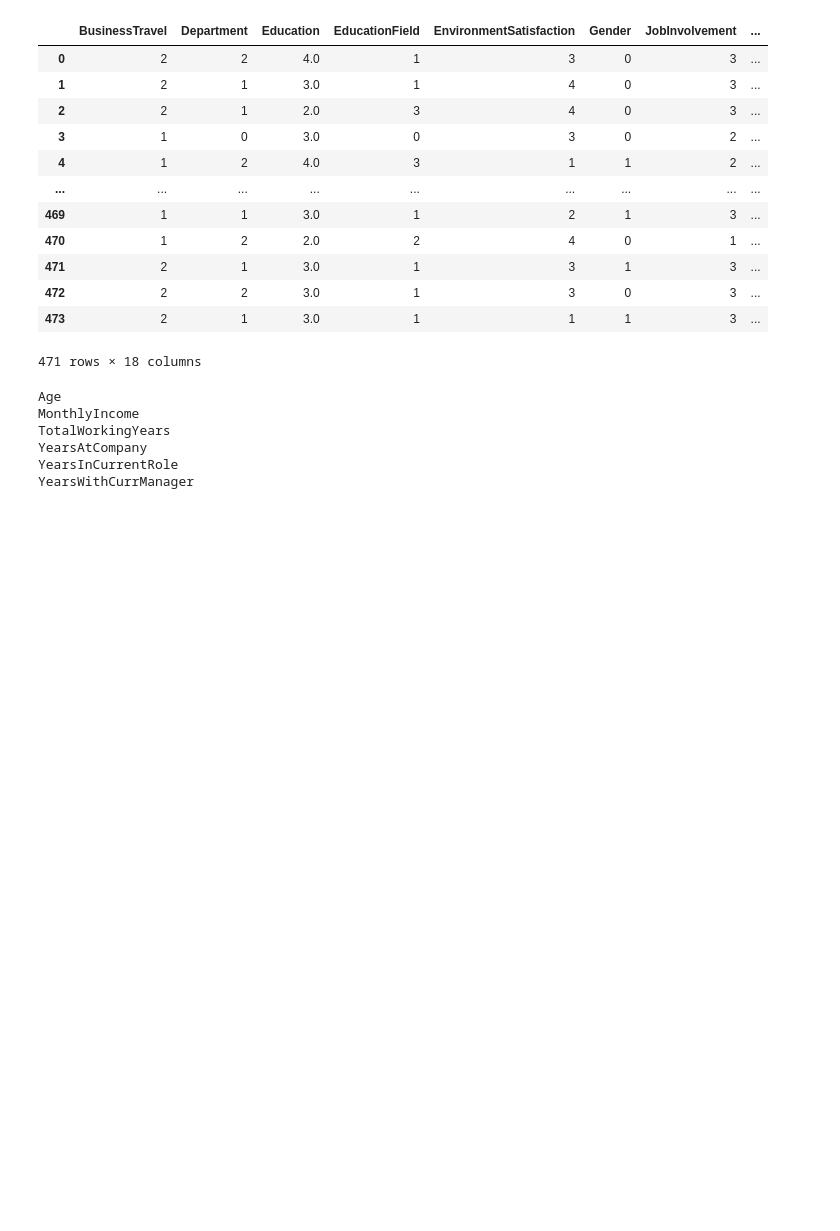
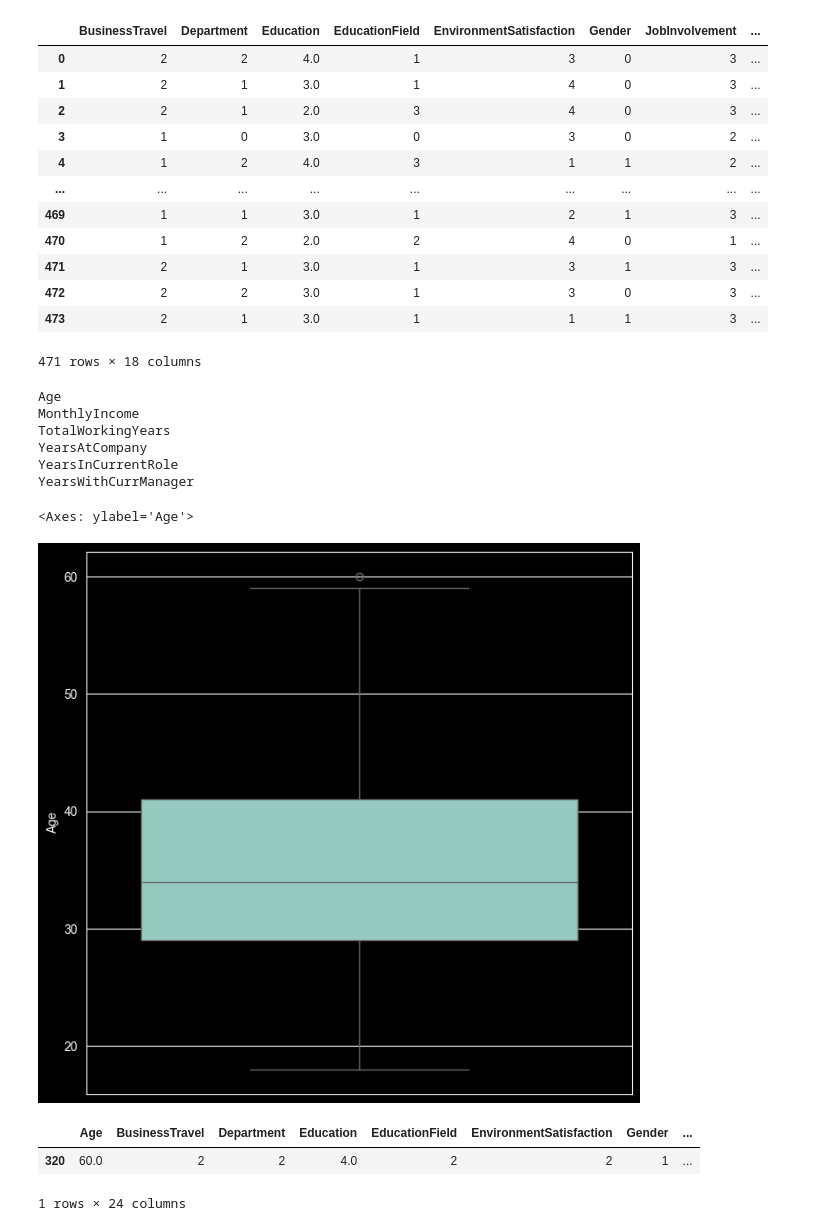
Before and after one commit to loplop05/Employee-Attriation, a Jupyter notebook: EmployeeWorkSheet.ipynb, the cells around one changed output. Saved outputs shown, nothing was run; the diff lists cells and outputs as text; code cells hidden in the pictures; blank space fills up the shorter version.

```diff
--- a/EmployeeWorkSheet.ipynb
+++ b/EmployeeWorkSheet.ipynb
@@ -295,3 +296,15 @@ TotalWorkingYears
 YearsAtCompany
 YearsInCurrentRole
 YearsWithCurrManager
+# %%
+plt.figure(figsize=(8,8))
+sns.boxplot(data=df,y='Age')
+# %% [output]
+<Axes: ylabel='Age'>
+[figure, added]
+# %%
+df[df['Age']==60]
+# %% [output]
+|  | Age | BusinessTravel | Department | Education | EducationField | EnvironmentSatisfaction | Gender | ... |
+| 320 | 60.0 | 2 | 2 | 4.0 | 2 | 2 | 1 | ... |
+1 rows × 24 columns
```
Also changed, not shown: parts of 7 cells of this notebook.
